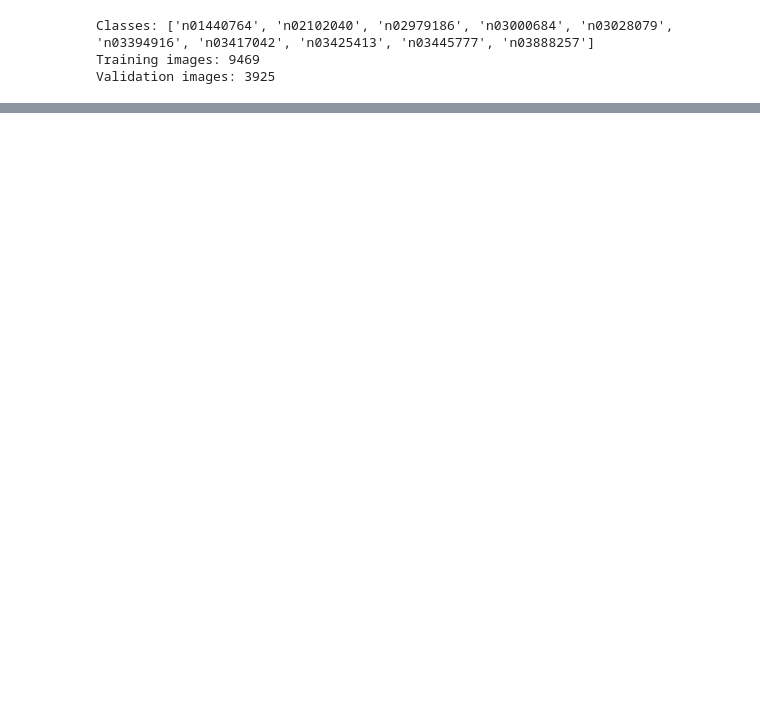
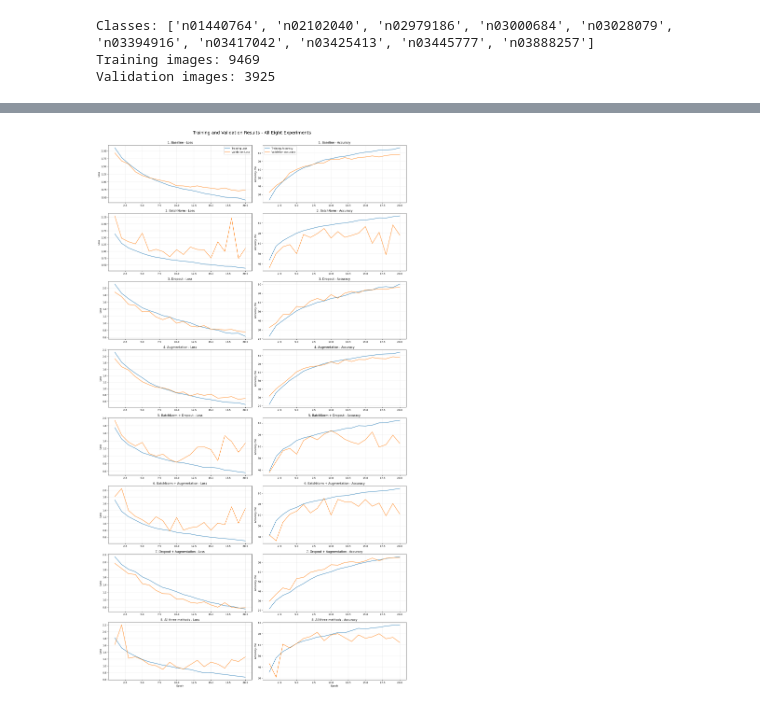
Before and after one commit to Pepi100/Artificial-Intelligence-Masters, a Jupyter notebook: Neural Networks (NN)/Homework/HW1/code/CNN.ipynb, the cells around one changed output, grey strips where cells are left out. Drawn from its saved outputs; the diff is of its cells as text; code cells hidden in the pictures; blank space fills up the shorter version.

```diff
--- a/Neural Networks (NN)/Homework/HW1/code/CNN.ipynb
+++ b/Neural Networks (NN)/Homework/HW1/code/CNN.ipynb
@@ -123,11 +109,0 @@ class NeuralNetwork(nn.Module):
-# %%
-model = NeuralNetwork().to(device)
-
-# Move one batch to the same device as the model
-images, labels = next(iter(train_loader))
-images = images.to(device)
-
-# Run the images through the network
-logits = model(images)
-
-print("Output shape:", logits.shape)
@@ -187,0 +717,63 @@ Epoch 20/20 | Loss: 0.8040 | Accuracy: 73.36%
+# %%
+# 9. Plot loss and accuracy curves
+
+fig, axes = plt.subplots(8, 2, figsize=(18, 32))
+
+fig.suptitle(
+    "Training and Validation Results - All Eight Experiments",
+    fontsize=18,
+    y=1.002
+)
+
+for i, (name, result) in enumerate(final_results.items()):
+
+    history = result["history"]
+    epoch_range = range(1, epochs + 1)
+
+    # Loss
+    axes[i, 0].plot(
+        epoch_range,
+        history["train_loss"],
+        label="Training Loss"
+    )
+
+    axes[i, 0].plot(
+        epoch_range,
+        history["val_loss"],
+        label="Validation Loss"
+    )
+
+    axes[i, 0].set_title(f"{name} - Loss")
+    axes[i, 0].set_ylabel("Loss")
+    axes[i, 0].grid(True, alpha=0.3)
+
+    # Accuracy
+    axes[i, 1].plot(
+        epoch_range,
+        [x * 100 for x in history["train_acc"]],
+        label="Training Accuracy"
+    )
+
+    axes[i, 1].plot(
+        epoch_range,
+        [x * 100 for x in history["val_acc"]],
+        label="Validation Accuracy"
+    )
+
+    axes[i, 1].set_title(f"{name} - Accuracy")
+    axes[i, 1].set_ylabel("Accuracy (%)")
+    axes[i, 1].grid(True, alpha=0.3)
+
+    if i == 0:
+        axes[i, 0].legend()
+        axes[i, 1].legend()
+
+    if i == 7:
+        axes[i, 0].set_xlabel("Epoch")
+        axes[i, 1].set_xlabel("Epoch")
+
+plt.tight_layout()
+plt.savefig("task2_all8_curves.png", dpi=300, bbox_inches="tight")
+plt.show()
+# %% [output]
+[figure, added]
```
Also changed, not shown: parts of 13 cells of this notebook, 4 other files.
